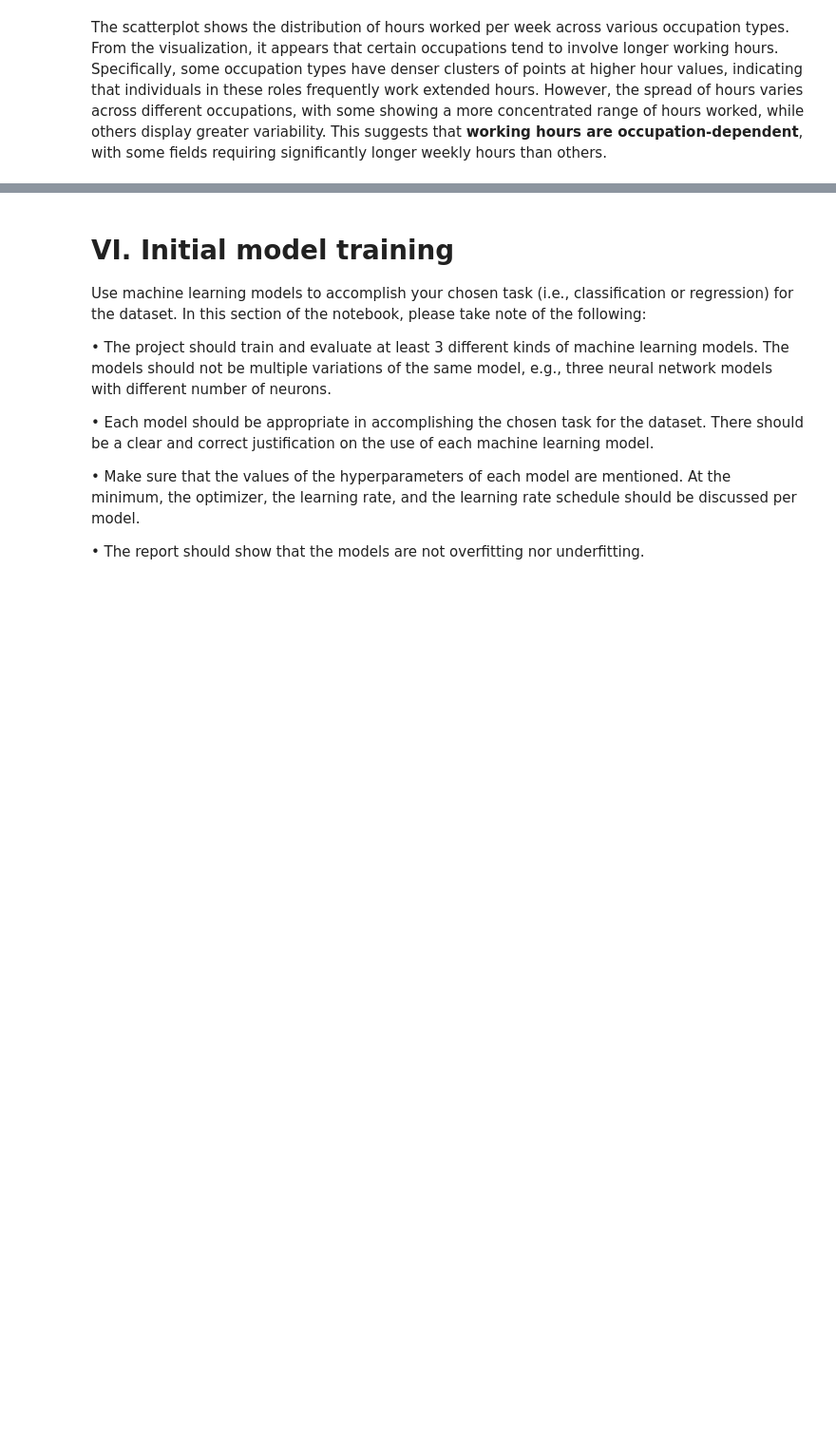
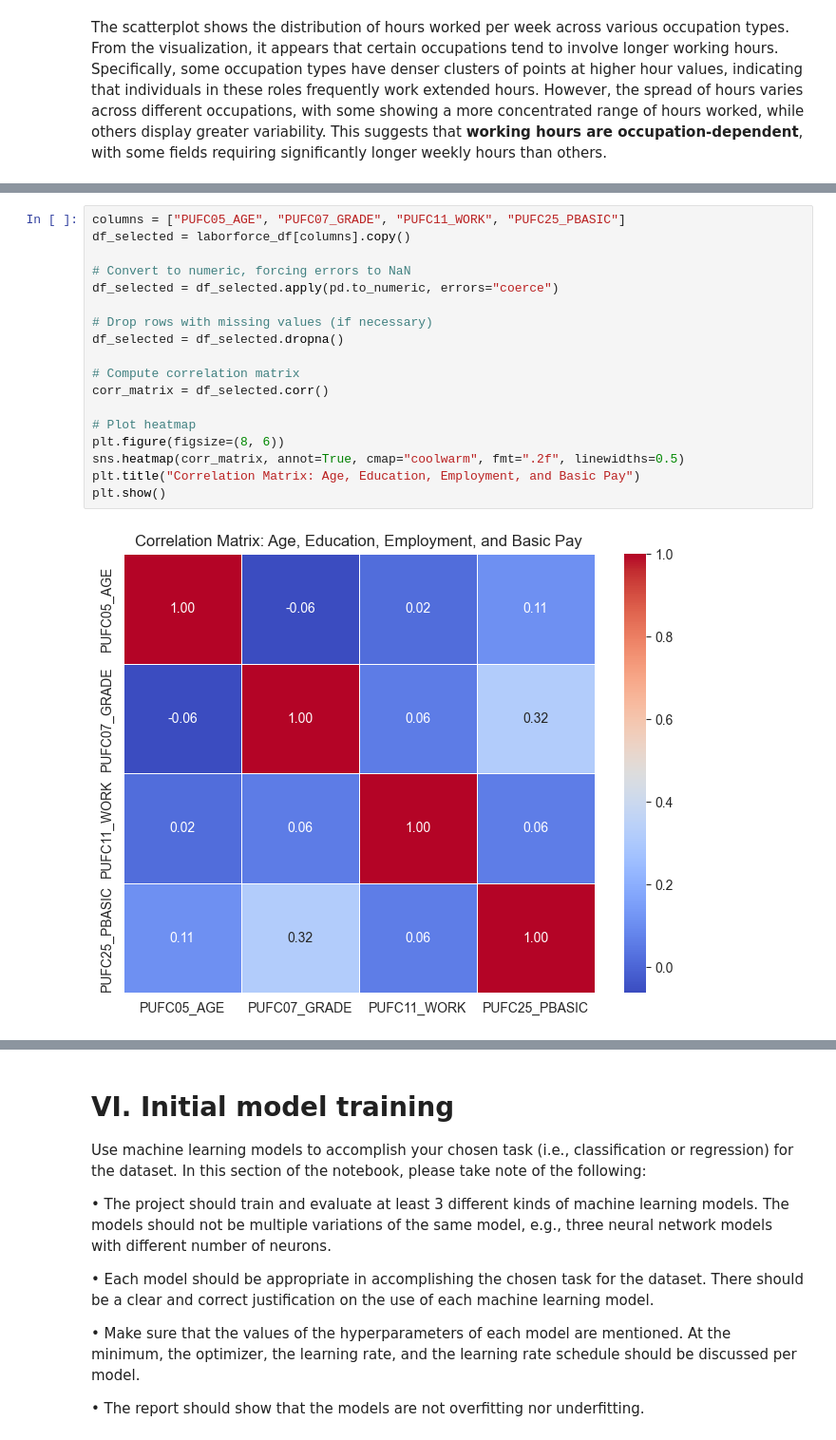
Before and after one commit to keishaleigh/STINTSYMCO, a Jupyter notebook: notebook.ipynb, the cells around one changed output, grey strips where cells are left out. Shown: that part at 95% size. Cells and saved outputs as stored; diff of their text form; blank space fills up the shorter version.

```diff
--- a/notebook.ipynb
+++ b/notebook.ipynb
@@ -610,0 +623,20 @@ The scatterplot shows the distribution of hours worked per week across various o
+# %%
+columns = ["PUFC05_AGE", "PUFC07_GRADE", "PUFC11_WORK", "PUFC25_PBASIC"]
+df_selected = laborforce_df[columns].copy()
+
+# Convert to numeric, forcing errors to NaN
+df_selected = df_selected.apply(pd.to_numeric, errors="coerce")
+
+# Drop rows with missing values (if necessary)
+df_selected = df_selected.dropna()
+
+# Compute correlation matrix
+corr_matrix = df_selected.corr()
+
+# Plot heatmap
+plt.figure(figsize=(8, 6))
+sns.heatmap(corr_matrix, annot=True, cmap="coolwarm", fmt=".2f", linewidths=0.5)
+plt.title("Correlation Matrix: Age, Education, Employment, and Basic Pay")
+plt.show()
+# %% [output]
+[figure, added]
```
Also changed, not shown: parts of 18 cells of this notebook.
